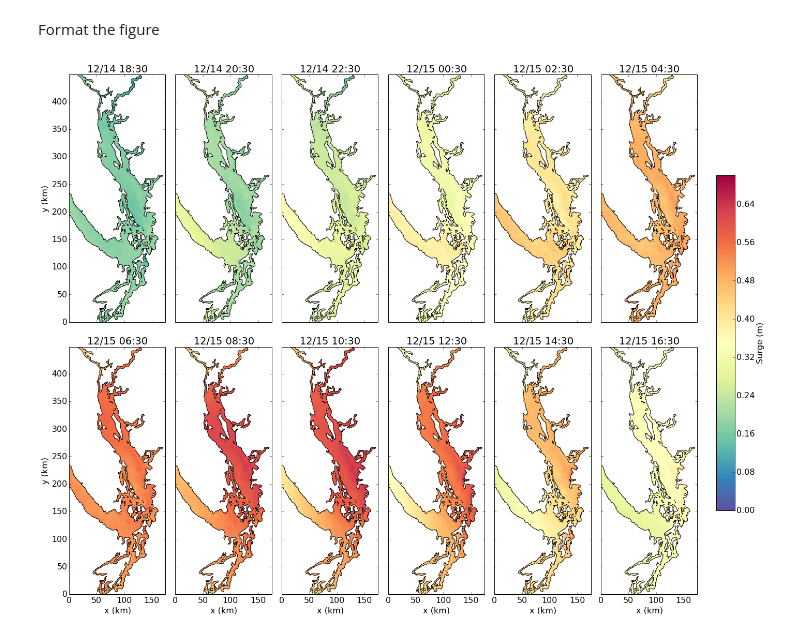
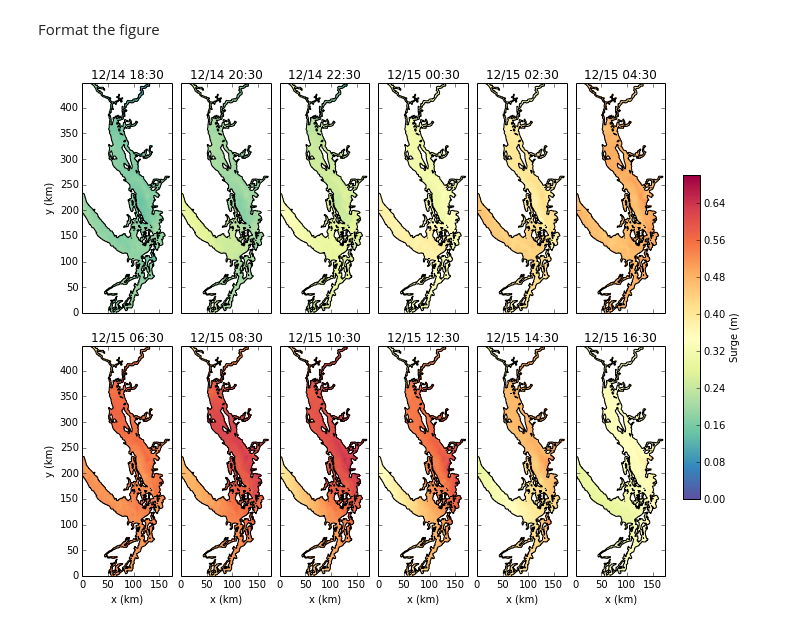
Before and after one commit to SalishSeaCast/storm-surge, a Jupyter notebook: FigureScripts/Dec 2006 - spatial extent.ipynb, the cells around one changed output. Drawn from its saved outputs; the diff is of its cells as text; code cells hidden in the pictures.

Commit message:
Reduced size of image

```diff
--- a/FigureScripts/Dec 2006 - spatial extent.ipynb
+++ b/FigureScripts/Dec 2006 - spatial extent.ipynb
@@ -91,24 +91,24 @@ for ax,t in zip (axs.flat,timesteps):
 Format the figure
 # %%
 
-fig.set_size_inches(25,18)
+fig.set_size_inches(12,9)
 
-font = {'size'   : 16}
+font = {'size'   : 10}
 
 pylab.rc('font', **font)
 
 for ax in axs[1,:]:
     ax.set_xlabel('x (km)')
 for ax in axs[:,0]:
     ax.set_ylabel('y (km)')
 fig.subplots_adjust(hspace=0.1)
 fig.subplots_adjust(wspace=0.1)
 fig.subplots_adjust(right=0.8)
 cbar_ax = fig.add_axes([0.82, 0.25, 0.02, 0.5])
 cbar=fig.colorbar(mesh, cax=cbar_ax)
 cbar.set_label('Surge (m)')
 
 fig
 # %% [output]
-[figure, old version]
+[figure, new version]
 # %%
```
Also changed, not shown: parts of 1 cell of this notebook, 3 other files.
